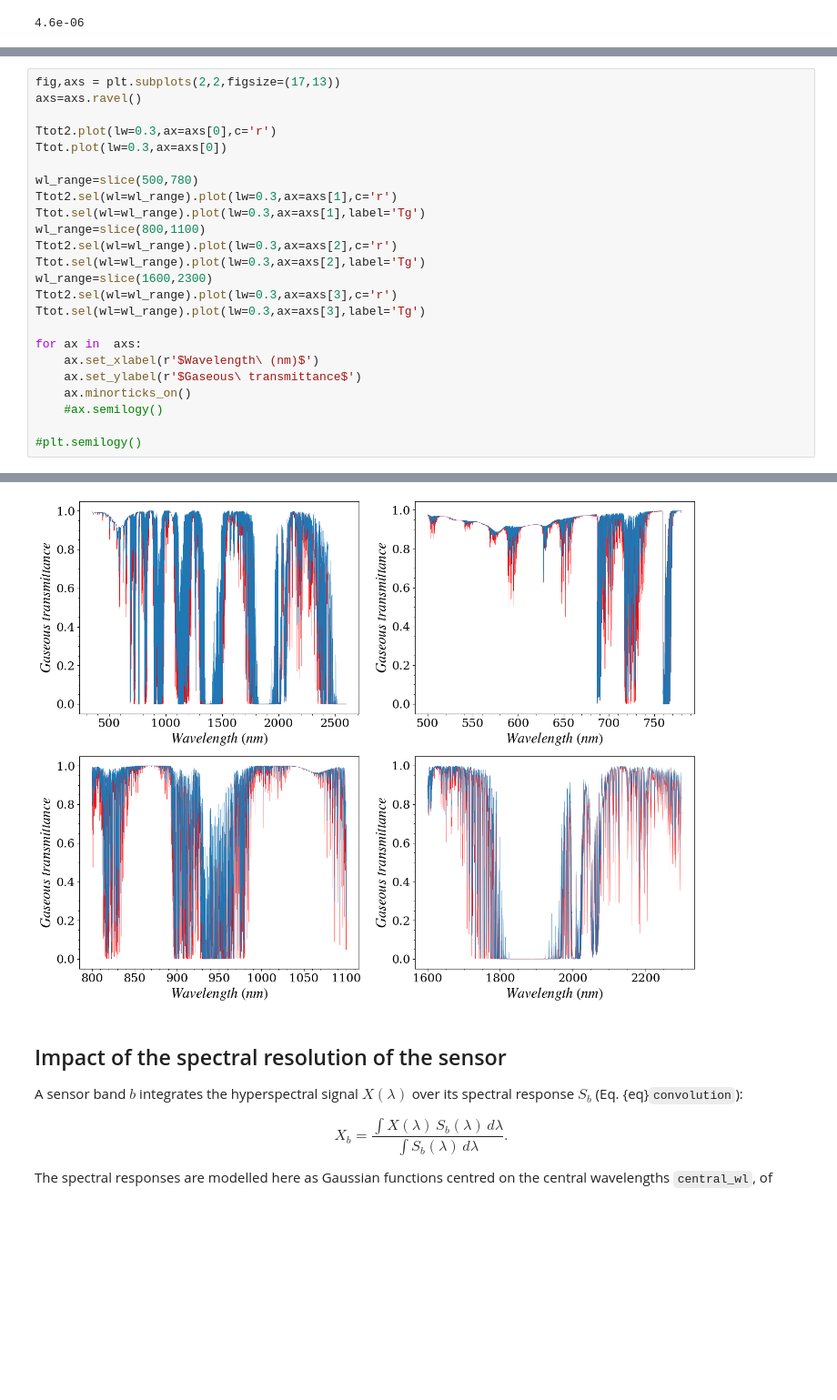
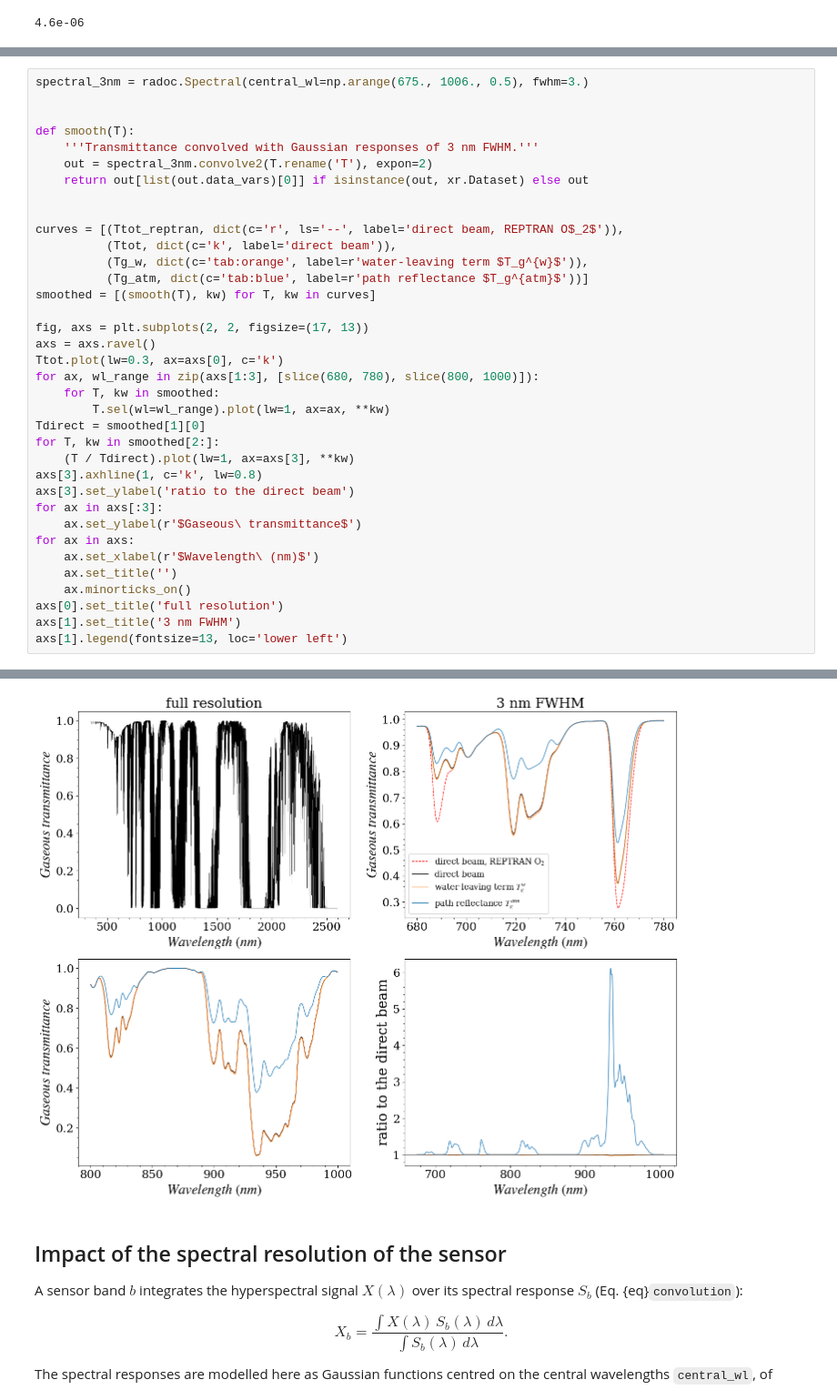
Before and after one commit to Tristanovsk/radcalnet_oc, a Jupyter notebook: docs/source/tutorials/radcalnet_oc_gaseous_transmittance.ipynb, the cells around one changed output, grey strips where cells are left out. Shown at 91% size. Drawn from its saved outputs; the diff is of its cells as text; blank space fills up the shorter version.

Commit message:
Tutorials rerun and upgraded for version 1.1: coupled gaseous transmittances, sunglint R_sg, Gaussian smoothing

```diff
--- a/docs/source/tutorials/radcalnet_oc_gaseous_transmittance.ipynb
+++ b/docs/source/tutorials/radcalnet_oc_gaseous_transmittance.ipynb
@@ -140,25 +164,37 @@ bands (800--1100 nm) and the shortwave infrared (1600--2300 nm).
 # %%
-fig,axs = plt.subplots(2,2,figsize=(17,13))
-axs=axs.ravel()
+spectral_3nm = radoc.Spectral(central_wl=np.arange(675., 1006., 0.5), fwhm=3.)
 
-Ttot2.plot(lw=0.3,ax=axs[0],c='r')
-Ttot.plot(lw=0.3,ax=axs[0])
 
-wl_range=slice(500,780)
-Ttot2.sel(wl=wl_range).plot(lw=0.3,ax=axs[1],c='r')
-Ttot.sel(wl=wl_range).plot(lw=0.3,ax=axs[1],label='Tg')
-wl_range=slice(800,1100)
-Ttot2.sel(wl=wl_range).plot(lw=0.3,ax=axs[2],c='r')
-Ttot.sel(wl=wl_range).plot(lw=0.3,ax=axs[2],label='Tg')
-wl_range=slice(1600,2300)
-Ttot2.sel(wl=wl_range).plot(lw=0.3,ax=axs[3],c='r')
-Ttot.sel(wl=wl_range).plot(lw=0.3,ax=axs[3],label='Tg')
+def smooth(T):
+    '''Transmittance convolved with Gaussian responses of 3 nm FWHM.'''
+    out = spectral_3nm.convolve2(T.rename('T'), expon=2)
+    return out[list(out.data_vars)[0]] if isinstance(out, xr.Dataset) else out
 
-for ax in  axs:
+
+curves = [(Ttot_reptran, dict(c='r', ls='--', label='direct beam, REPTRAN O$_2$')),
+          (Ttot, dict(c='k', label='direct beam')),
+          (Tg_w, dict(c='tab:orange', label=r'water-leaving term $T_g^{w}$')),
+          (Tg_atm, dict(c='tab:blue', label=r'path reflectance $T_g^{atm}$'))]
+smoothed = [(smooth(T), kw) for T, kw in curves]
+
+fig, axs = plt.subplots(2, 2, figsize=(17, 13))
+axs = axs.ravel()
+Ttot.plot(lw=0.3, ax=axs[0], c='k')
+for ax, wl_range in zip(axs[1:3], [slice(680, 780), slice(800, 1000)]):
+    for T, kw in smoothed:
+        T.sel(wl=wl_range).plot(lw=1, ax=ax, **kw)
+Tdirect = smoothed[1][0]
+for T, kw in smoothed[2:]:
+    (T / Tdirect).plot(lw=1, ax=axs[3], **kw)
+axs[3].axhline(1, c='k', lw=0.8)
+axs[3].set_ylabel('ratio to the direct beam')
+for ax in axs[:3]:
+    ax.set_ylabel(r'$Gaseous\ transmittance$')
+for ax in axs:
     ax.set_xlabel(r'$Wavelength\ (nm)$')
-    ax.set_ylabel(r'$Gaseous\ transmittance$')
+    ax.set_title('')
     ax.minorticks_on()
-    #ax.semilogy()
-
-#plt.semilogy()
+axs[0].set_title('full resolution')
+axs[1].set_title('3 nm FWHM')
+axs[1].legend(fontsize=13, loc='lower left')
 # %% [output]
@@ -165,4 +202,4 @@ for ax in  axs:
-[figure, old version]
+[figure, new version]
 # %% [markdown]
 ## Impact of the spectral resolution of the sensor
 
```
Also changed, not shown: parts of 7 cells of this notebook, 7 other files.
